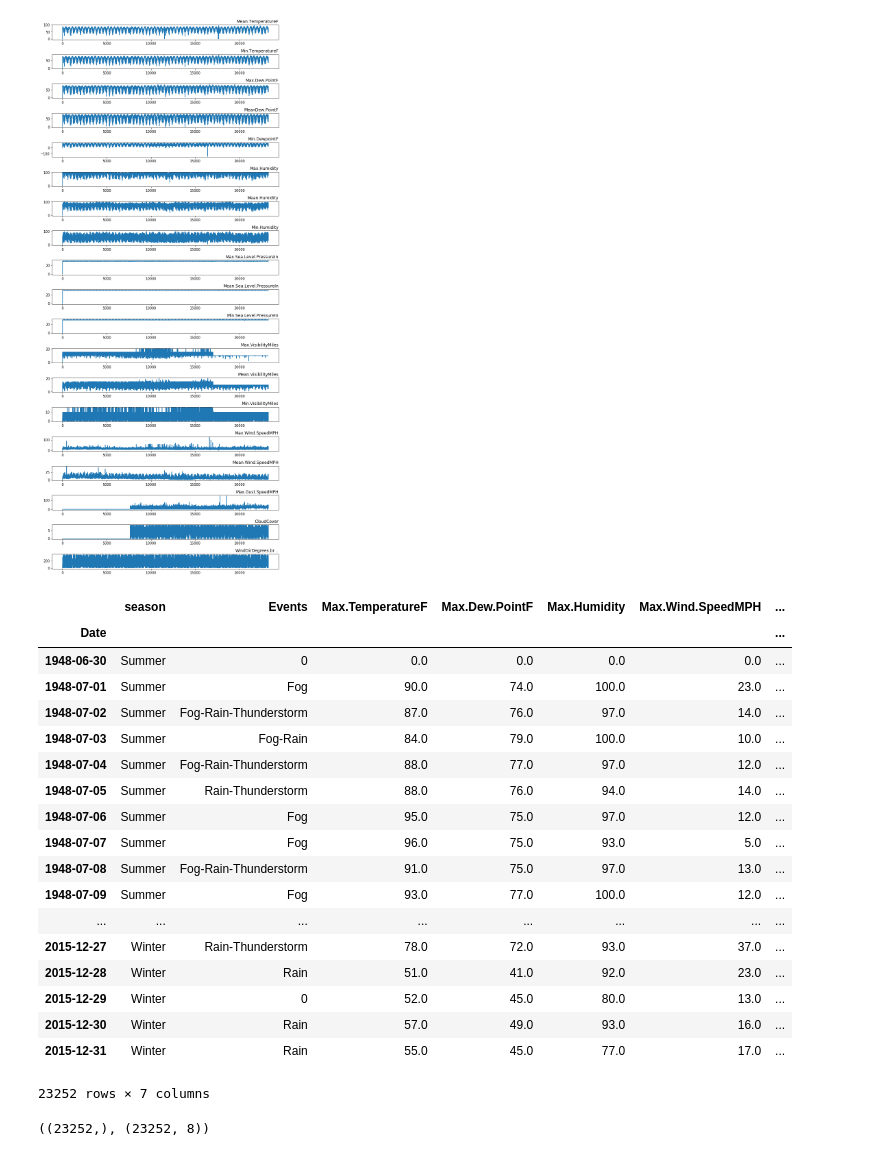
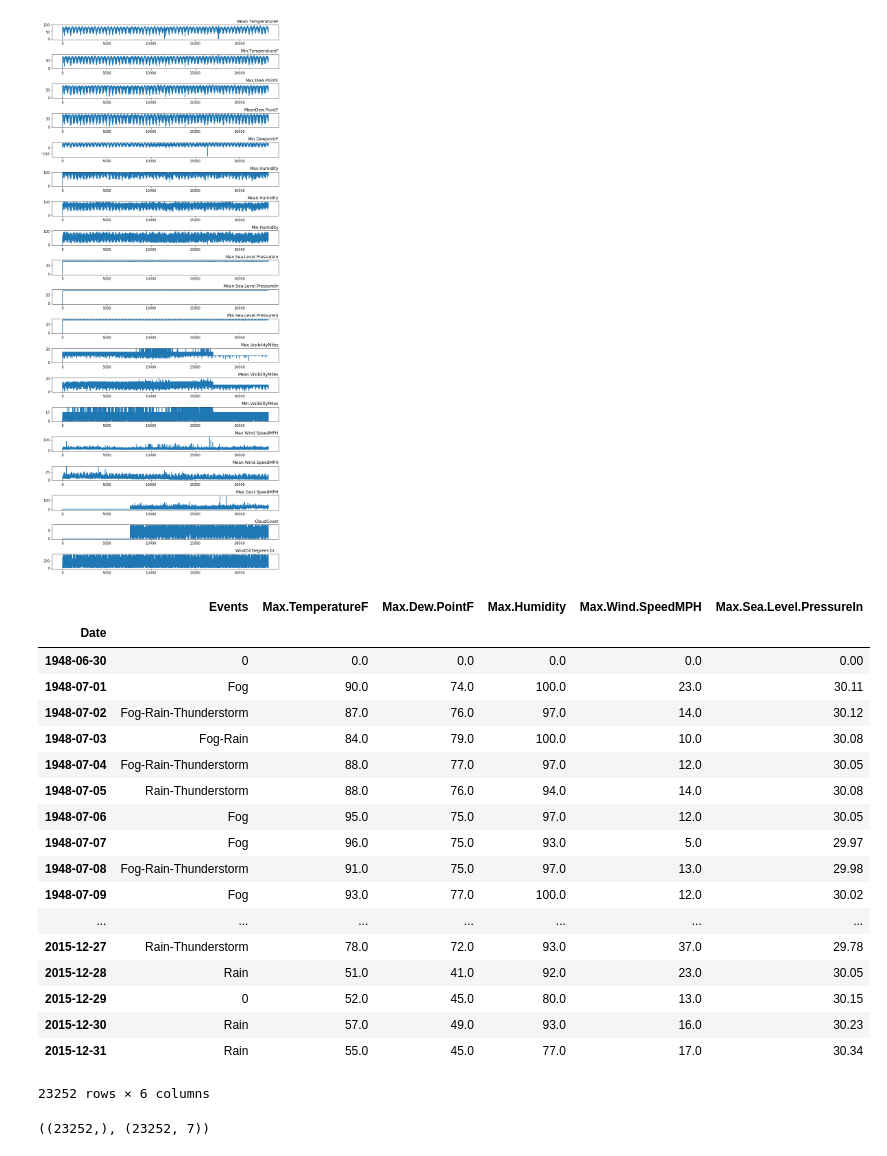
Before and after one commit to peterwilli/HurricAIne, a Jupyter notebook: HurricanePrediction.ipynb, the cells around one changed output. Drawn from its saved outputs; the diff is of its cells as text; code cells hidden in the pictures.

```diff
--- a/HurricanePrediction.ipynb
+++ b/HurricanePrediction.ipynb
@@ -126,28 +126,28 @@ render_plots_numbers(houston_weather)
 # %% [output]
 [figure]
 # %%
-houston_to_supervise = houston_weather.loc[:, ['season', 'Events', 'Max.TemperatureF', 'Max.Dew.PointF', 'Max.Humidity', 'Max.Wind.SpeedMPH', 'Max.Sea.Level.PressureIn']]
+houston_to_supervise = houston_weather.loc[:, ['Events', 'Max.TemperatureF', 'Max.Dew.PointF', 'Max.Humidity', 'Max.Wind.SpeedMPH', 'Max.Sea.Level.PressureIn']]
 houston_to_supervise
 # %% [output]
-|  | season | Events | Max.TemperatureF | Max.Dew.PointF | Max.Humidity | Max.Wind.SpeedMPH | ... |
-| Date |  |  |  |  |  |  | ... |
-| 1948-06-30 | Summer | 0 | 0.0 | 0.0 | 0.0 | 0.0 | ... |
-| 1948-07-01 | Summer | Fog | 90.0 | 74.0 | 100.0 | 23.0 | ... |
-| 1948-07-02 | Summer | Fog-Rain-Thunderstorm | 87.0 | 76.0 | 97.0 | 14.0 | ... |
-| 1948-07-03 | Summer | Fog-Rain | 84.0 | 79.0 | 100.0 | 10.0 | ... |
-| 1948-07-04 | Summer | Fog-Rain-Thunderstorm | 88.0 | 77.0 | 97.0 | 12.0 | ... |
-| 1948-07-05 | Summer | Rain-Thunderstorm | 88.0 | 76.0 | 94.0 | 14.0 | ... |
-| 1948-07-06 | Summer | Fog | 95.0 | 75.0 | 97.0 | 12.0 | ... |
-| 1948-07-07 | Summer | Fog | 96.0 | 75.0 | 93.0 | 5.0 | ... |
-| 1948-07-08 | Summer | Fog-Rain-Thunderstorm | 91.0 | 75.0 | 97.0 | 13.0 | ... |
-| 1948-07-09 | Summer | Fog | 93.0 | 77.0 | 100.0 | 12.0 | ... |
-| ... | ... | ... | ... | ... | ... | ... | ... |
-| 2015-12-27 | Winter | Rain-Thunderstorm | 78.0 | 72.0 | 93.0 | 37.0 | ... |
-| 2015-12-28 | Winter | Rain | 51.0 | 41.0 | 92.0 | 23.0 | ... |
-| 2015-12-29 | Winter | 0 | 52.0 | 45.0 | 80.0 | 13.0 | ... |
-| 2015-12-30 | Winter | Rain | 57.0 | 49.0 | 93.0 | 16.0 | ... |
-| 2015-12-31 | Winter | Rain | 55.0 | 45.0 | 77.0 | 17.0 | ... |
+|  | Events | Max.TemperatureF | Max.Dew.PointF | Max.Humidity | Max.Wind.SpeedMPH | Max.Sea.Level.PressureIn |
+| Date |  |  |  |  |  |  |
+| 1948-06-30 | 0 | 0.0 | 0.0 | 0.0 | 0.0 | 0.00 |
+| 1948-07-01 | Fog | 90.0 | 74.0 | 100.0 | 23.0 | 30.11 |
+| 1948-07-02 | Fog-Rain-Thunderstorm | 87.0 | 76.0 | 97.0 | 14.0 | 30.12 |
+| 1948-07-03 | Fog-Rain | 84.0 | 79.0 | 100.0 | 10.0 | 30.08 |
+| 1948-07-04 | Fog-Rain-Thunderstorm | 88.0 | 77.0 | 97.0 | 12.0 | 30.05 |
+| 1948-07-05 | Rain-Thunderstorm | 88.0 | 76.0 | 94.0 | 14.0 | 30.08 |
+| 1948-07-06 | Fog | 95.0 | 75.0 | 97.0 | 12.0 | 30.05 |
+| 1948-07-07 | Fog | 96.0 | 75.0 | 93.0 | 5.0 | 29.97 |
+| 1948-07-08 | Fog-Rain-Thunderstorm | 91.0 | 75.0 | 97.0 | 13.0 | 29.98 |
+| 1948-07-09 | Fog | 93.0 | 77.0 | 100.0 | 12.0 | 30.02 |
+| ... | ... | ... | ... | ... | ... | ... |
+| 2015-12-27 | Rain-Thunderstorm | 78.0 | 72.0 | 93.0 | 37.0 | 29.78 |
+| 2015-12-28 | Rain | 51.0 | 41.0 | 92.0 | 23.0 | 30.05 |
+| 2015-12-29 | 0 | 52.0 | 45.0 | 80.0 | 13.0 | 30.15 |
+| 2015-12-30 | Rain | 57.0 | 49.0 | 93.0 | 16.0 | 30.23 |
+| 2015-12-31 | Rain | 55.0 | 45.0 | 77.0 | 17.0 | 30.34 |
-23252 rows × 7 columns
+23252 rows × 6 columns
 # %%
 if 'Hurricane_Started' in houston_to_supervise:
     del houston_to_supervise['Hurricane_Started']
@@ -163,7 +163,7 @@ for i, row in enumerate(houston_to_supervise.itertuples()):
         hurricane_started[i] = 1
 hurricane_started.shape, houston_to_supervise.shape
 # %% [output]
-((23252,), (23252, 8))
+((23252,), (23252, 7))
 # %%
 values = houston_to_supervise.values
 
```
Also changed, not shown: parts of 5 cells of this notebook, 1 other file.
